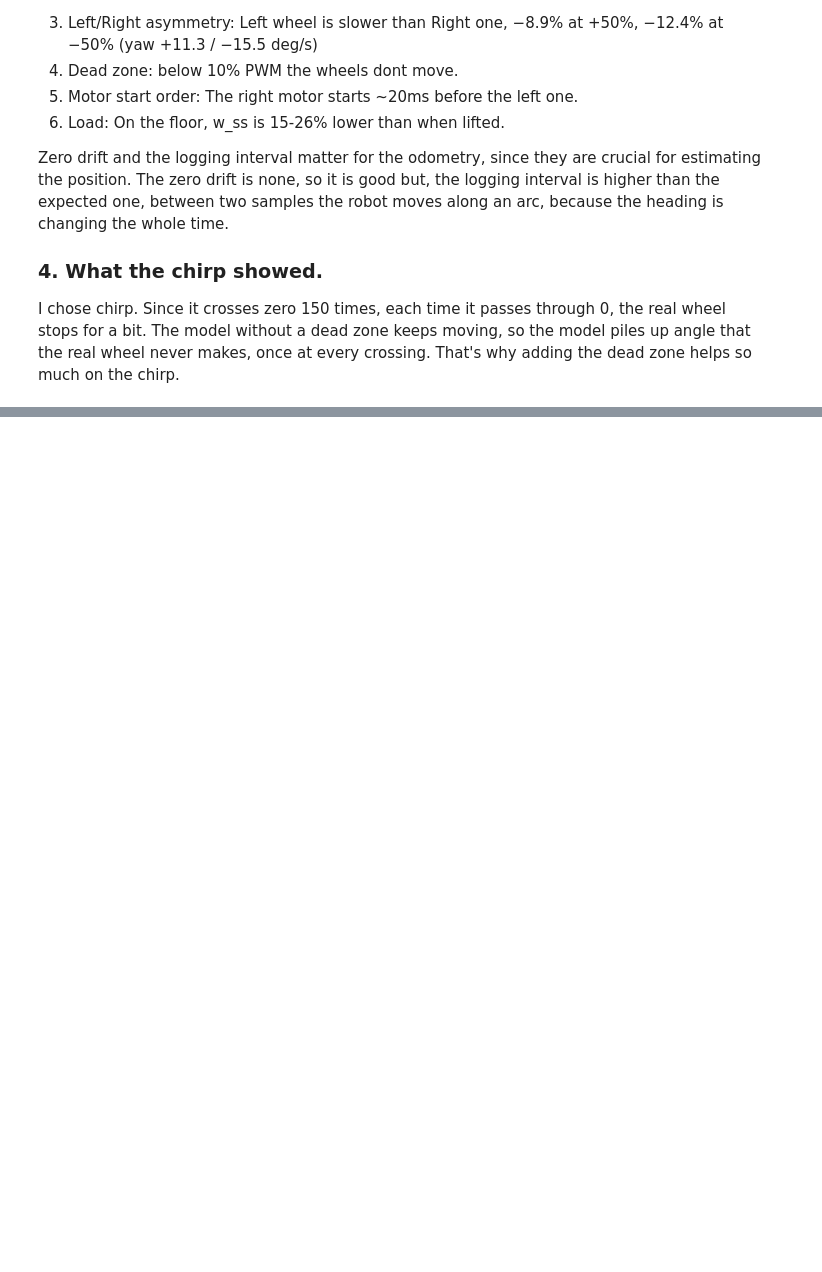
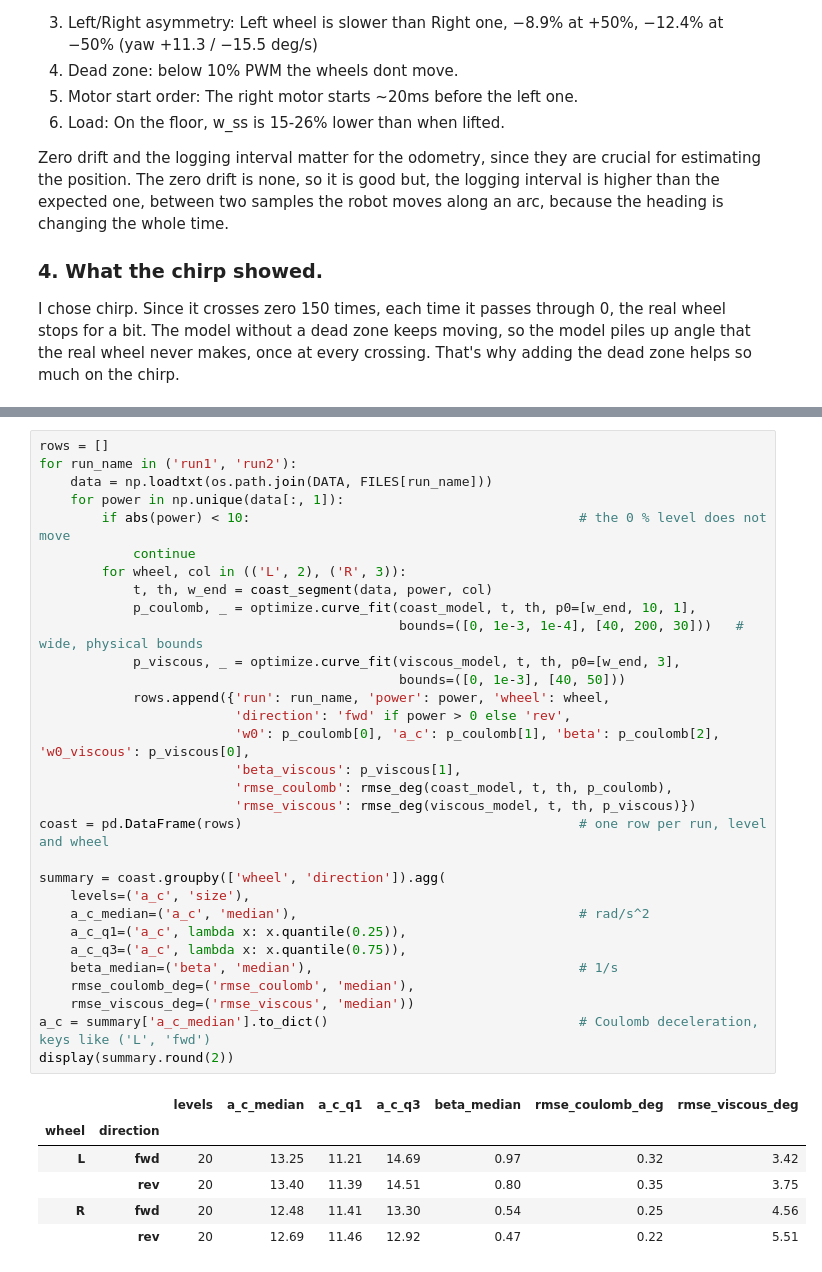
Before and after one commit to fleikey/robotics-cs413, a Jupyter notebook: Lab5/robotics_lab5_240054.ipynb, the cells around one changed output, grey strips where cells are left out. Drawn from its saved outputs; the diff is of its cells as text; blank space fills up the shorter version.

```diff
--- a/Lab5/robotics_lab5_240054.ipynb
+++ b/Lab5/robotics_lab5_240054.ipynb
@@ -578,0 +620,38 @@ I chose chirp. Since it crosses zero 150 times, each time it passes through 0, t
+# %%
+rows = []
+for run_name in ('run1', 'run2'):
+    data = np.loadtxt(os.path.join(DATA, FILES[run_name]))
+    for power in np.unique(data[:, 1]):
+        if abs(power) < 10:                                          # the 0 % level does not move
+            continue
+        for wheel, col in (('L', 2), ('R', 3)):
+            t, th, w_end = coast_segment(data, power, col)
+            p_coulomb, _ = optimize.curve_fit(coast_model, t, th, p0=[w_end, 10, 1],
+                                              bounds=([0, 1e-3, 1e-4], [40, 200, 30]))   # wide, physical bounds
+            p_viscous, _ = optimize.curve_fit(viscous_model, t, th, p0=[w_end, 3],
+                                              bounds=([0, 1e-3], [40, 50]))
+            rows.append({'run': run_name, 'power': power, 'wheel': wheel,
+                         'direction': 'fwd' if power > 0 else 'rev',
+                         'w0': p_coulomb[0], 'a_c': p_coulomb[1], 'beta': p_coulomb[2], 'w0_viscous': p_viscous[0],
+                         'beta_viscous': p_viscous[1],
+                         'rmse_coulomb': rmse_deg(coast_model, t, th, p_coulomb),
+                         'rmse_viscous': rmse_deg(viscous_model, t, th, p_viscous)})
+coast = pd.DataFrame(rows)                                           # one row per run, level and wheel
+
+summary = coast.groupby(['wheel', 'direction']).agg(
+    levels=('a_c', 'size'),
+    a_c_median=('a_c', 'median'),                                    # rad/s^2
+    a_c_q1=('a_c', lambda x: x.quantile(0.25)),
+    a_c_q3=('a_c', lambda x: x.quantile(0.75)),
+    beta_median=('beta', 'median'),                                  # 1/s
+    rmse_coulomb_deg=('rmse_coulomb', 'median'),
+    rmse_viscous_deg=('rmse_viscous', 'median'))
+a_c = summary['a_c_median'].to_dict()                                # Coulomb deceleration, keys like ('L', 'fwd')
+display(summary.round(2))
+# %% [output]
+|  |  | levels | a_c_median | a_c_q1 | a_c_q3 | beta_median | rmse_coulomb_deg | rmse_viscous_deg |
+| wheel | direction |  |  |  |  |  |  |  |
+| L | fwd | 20 | 13.25 | 11.21 | 14.69 | 0.97 | 0.32 | 3.42 |
+|  | rev | 20 | 13.40 | 11.39 | 14.51 | 0.80 | 0.35 | 3.75 |
+| R | fwd | 20 | 12.48 | 11.41 | 13.30 | 0.54 | 0.25 | 4.56 |
+|  | rev | 20 | 12.69 | 11.46 | 12.92 | 0.47 | 0.22 | 5.51 |
```
Also changed, not shown: parts of 14 cells of this notebook.
